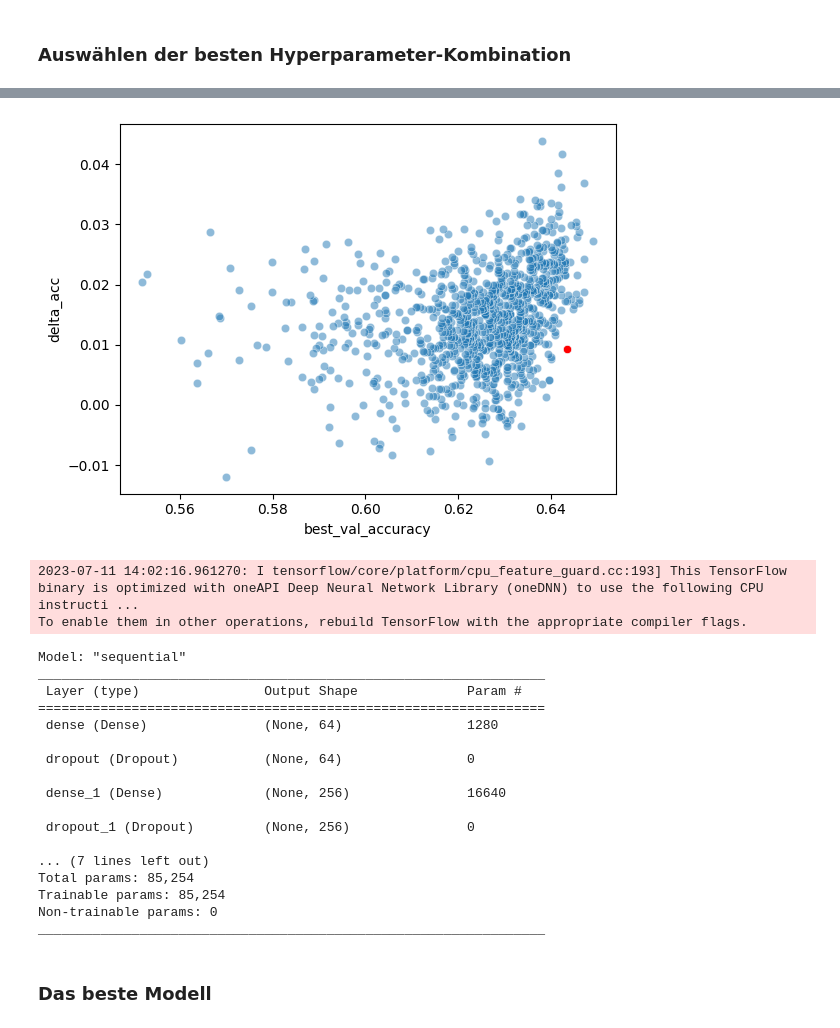
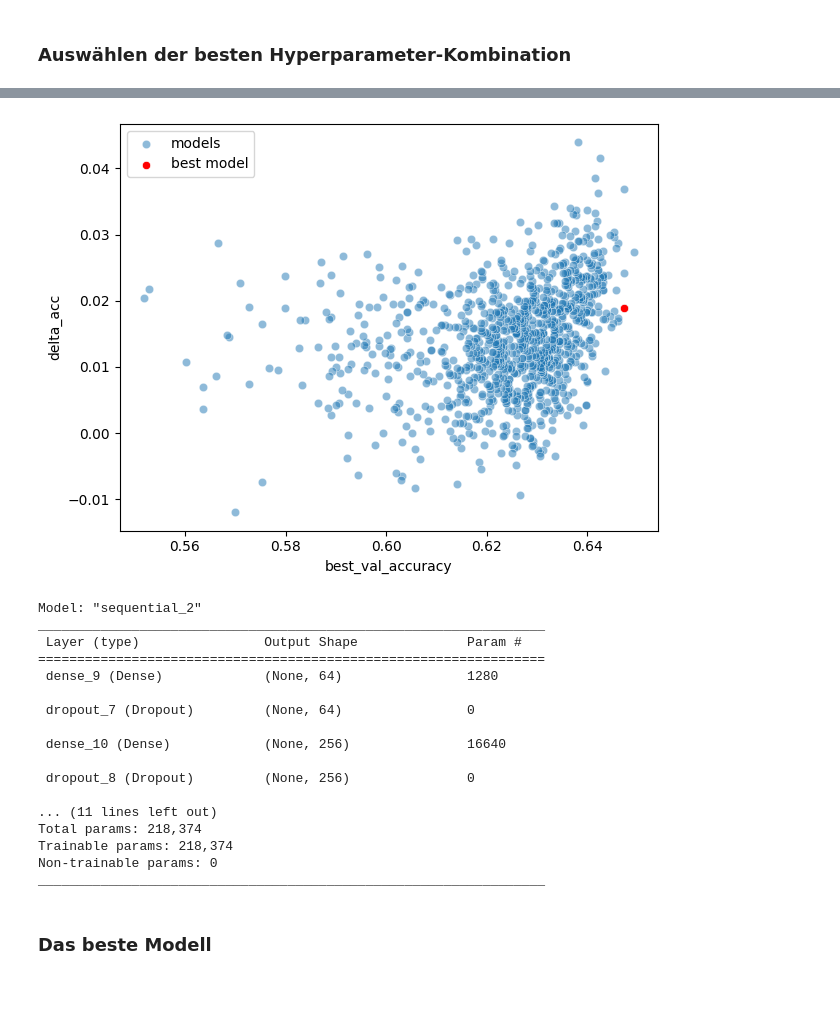
Before and after one commit to Henry-Kr15/TheGenreFactor, a Jupyter notebook: scripts/NN_final.ipynb, the cells around one changed output, grey strips where cells are left out. Cells and saved outputs as stored; diff of their text form; code cells hidden in the pictures; blank space fills up the shorter version.

```diff
--- a/scripts/NN_final.ipynb
+++ b/scripts/NN_final.ipynb
@@ -327,7 +334,7 @@ def calculate_score(row):
     best_val_acc_score = row['best_val_accuracy']  # Je größer die Best Validation Accuracy, desto besser der Score
 
     #Gewichte
-    w1=0.5
+    w1=0.4
     w2=1
 
     # Gesamtscore berechnen
@@ -353,44 +360,44 @@ resultsDF.head()
 # %%
 import matplotlib.pyplot as plt
 
 best_params = resultsDF.head(1)
 
 # Scatterplot erstellen
-sns.scatterplot(data=resultsDF, x='best_val_accuracy', y='delta_acc', alpha=0.5)
-sns.scatterplot(data=best_params, x='best_val_accuracy', y='delta_acc', color='red')
+sns.scatterplot(data=resultsDF, x='best_val_accuracy', y='delta_acc', alpha=0.5, label='models')
+sns.scatterplot(data=best_params, x='best_val_accuracy', y='delta_acc', color='red', label='best model')
 
 # Achsentitel hinzufügen
 plt.xlabel('best_val_accuracy')
 plt.ylabel('delta_acc')
 
+plt.tight_layout()
+
 # Plot anzeigen
 plt.savefig('../figures/HPO_scatter.pdf')
 # %% [output]
-[figure, old version]
+[figure, new version]
 # %%
 best_params = resultsDF.iloc[1]
 model = build_model_from_params(best_params)
 model.summary()
 # %% [output]
-2023-07-11 14:02:16.961270: I tensorflow/core/platform/cpu_feature_guard.cc:193] This TensorFlow binary is optimized with oneAPI Deep Neural Network Library (oneDNN) to use the following CPU instructi ...
-To enable them in other operations, rebuild TensorFlow with the appropriate compiler flags.
+Model: "sequential_2"
+_________________________________________________________________
+ Layer (type)                Output Shape              Param #
+=================================================================
+ dense_9 (Dense)             (None, 64)                1280
+
+ dropout_7 (Dropout)         (None, 64)                0
+
+ dense_10 (Dense)            (None, 256)               16640
+
+ dropout_8 (Dropout)         (None, 256)               0
+
+... (11 lines left out)
+Total params: 218,374
+Trainable params: 218,374
+Non-trainable params: 0
+_________________________________________________________________
-Model: "sequential"
-_________________________________________________________________
- Layer (type)                Output Shape              Param #
-=================================================================
- dense (Dense)               (None, 64)                1280
-
- dropout (Dropout)           (None, 64)                0
-
- dense_1 (Dense)             (None, 256)               16640
-
- dropout_1 (Dropout)         (None, 256)               0
-
-... (7 lines left out)
-Total params: 85,254
-Trainable params: 85,254
-Non-trainable params: 0
-_________________________________________________________________
 # %% [markdown]
 ### Das beste Modell
 # %%
```
Also changed, not shown: parts of 10 cells of this notebook, 7 other files.
